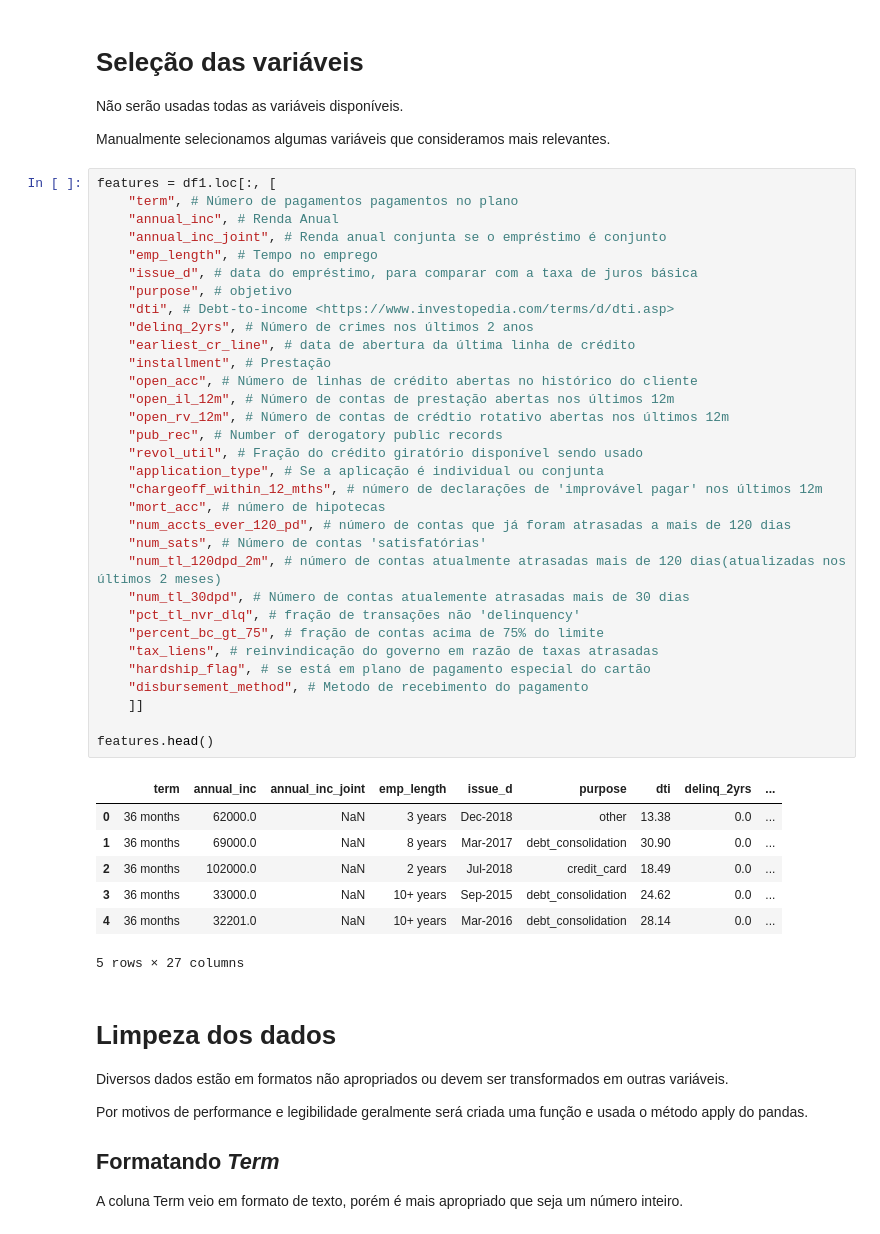
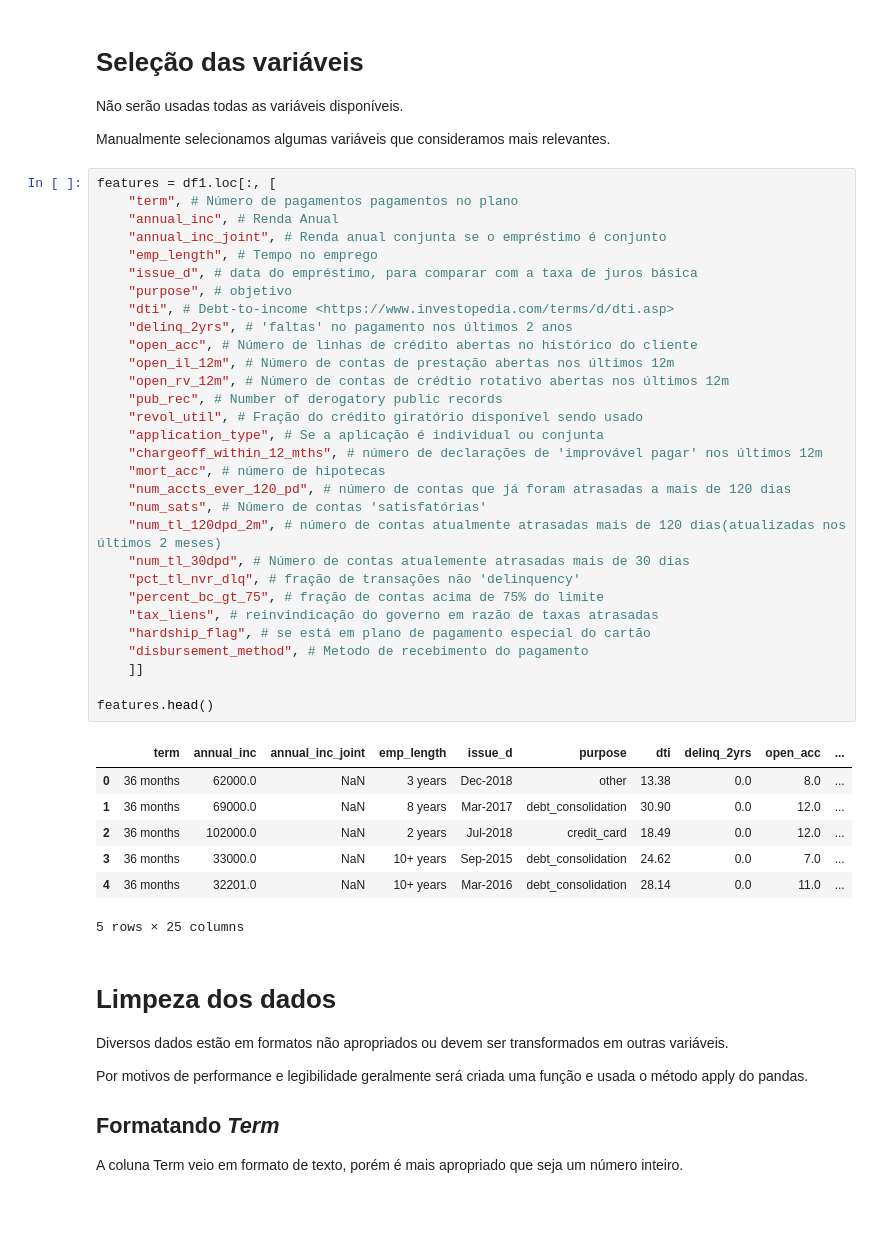
Before and after one commit to rstellet8/p2-inteligencia, a Jupyter notebook: featureDiscovery.ipynb, the cells around one changed output. Cells and saved outputs as stored; diff of their text form.

```diff
--- a/featureDiscovery.ipynb
+++ b/featureDiscovery.ipynb
@@ -36,43 +34,41 @@ Manualmente selecionamos algumas variáveis que consideramos mais relevantes.
 # %%
 features = df1.loc[:, [
     "term", # Número de pagamentos pagamentos no plano
     "annual_inc", # Renda Anual
     "annual_inc_joint", # Renda anual conjunta se o empréstimo é conjunto
     "emp_length", # Tempo no emprego
     "issue_d", # data do empréstimo, para comparar com a taxa de juros básica
     "purpose", # objetivo
     "dti", # Debt-to-income <https://www.investopedia.com/terms/d/dti.asp>
-    "delinq_2yrs", # Número de crimes nos últimos 2 anos
-    "earliest_cr_line", # data de abertura da última linha de crédito
-    "installment", # Prestação
+    "delinq_2yrs", # 'faltas' no pagamento nos últimos 2 anos
     "open_acc", # Número de linhas de crédito abertas no histórico do cliente
     "open_il_12m", # Número de contas de prestação abertas nos últimos 12m
     "open_rv_12m", # Número de contas de crédtio rotativo abertas nos últimos 12m
     "pub_rec", # Number of derogatory public records
     "revol_util", # Fração do crédito giratório disponível sendo usado
     "application_type", # Se a aplicação é individual ou conjunta
     "chargeoff_within_12_mths", # número de declarações de 'improvável pagar' nos últimos 12m
     "mort_acc", # número de hipotecas
     "num_accts_ever_120_pd", # número de contas que já foram atrasadas a mais de 120 dias
     "num_sats", # Número de contas 'satisfatórias'
     "num_tl_120dpd_2m", # número de contas atualmente atrasadas mais de 120 dias(atualizadas nos últimos 2 meses)
     "num_tl_30dpd", # Número de contas atualemente atrasadas mais de 30 dias
     "pct_tl_nvr_dlq", # fração de transações não 'delinquency'
     "percent_bc_gt_75", # fração de contas acima de 75% do limite
     "tax_liens", # reinvindicação do governo em razão de taxas atrasadas
     "hardship_flag", # se está em plano de pagamento especial do cartão
     "disbursement_method", # Metodo de recebimento do pagamento
     ]]
 
 features.head()
 # %% [output]
-|  | term | annual_inc | annual_inc_joint | emp_length | issue_d | purpose | dti | delinq_2yrs | ... |
-| 0 | 36 months | 62000.0 | NaN | 3 years | Dec-2018 | other | 13.38 | 0.0 | ... |
-| 1 | 36 months | 69000.0 | NaN | 8 years | Mar-2017 | debt_consolidation | 30.90 | 0.0 | ... |
-| 2 | 36 months | 102000.0 | NaN | 2 years | Jul-2018 | credit_card | 18.49 | 0.0 | ... |
-| 3 | 36 months | 33000.0 | NaN | 10+ years | Sep-2015 | debt_consolidation | 24.62 | 0.0 | ... |
-| 4 | 36 months | 32201.0 | NaN | 10+ years | Mar-2016 | debt_consolidation | 28.14 | 0.0 | ... |
+|  | term | annual_inc | annual_inc_joint | emp_length | issue_d | purpose | dti | delinq_2yrs | open_acc | ... |
+| 0 | 36 months | 62000.0 | NaN | 3 years | Dec-2018 | other | 13.38 | 0.0 | 8.0 | ... |
+| 1 | 36 months | 69000.0 | NaN | 8 years | Mar-2017 | debt_consolidation | 30.90 | 0.0 | 12.0 | ... |
+| 2 | 36 months | 102000.0 | NaN | 2 years | Jul-2018 | credit_card | 18.49 | 0.0 | 12.0 | ... |
+| 3 | 36 months | 33000.0 | NaN | 10+ years | Sep-2015 | debt_consolidation | 24.62 | 0.0 | 7.0 | ... |
+| 4 | 36 months | 32201.0 | NaN | 10+ years | Mar-2016 | debt_consolidation | 28.14 | 0.0 | 11.0 | ... |
-5 rows × 27 columns
+5 rows × 25 columns
 # %% [markdown]
 # Limpeza dos dados
 
```
Also changed, not shown: parts of 11 cells of this notebook, 3 other files.
